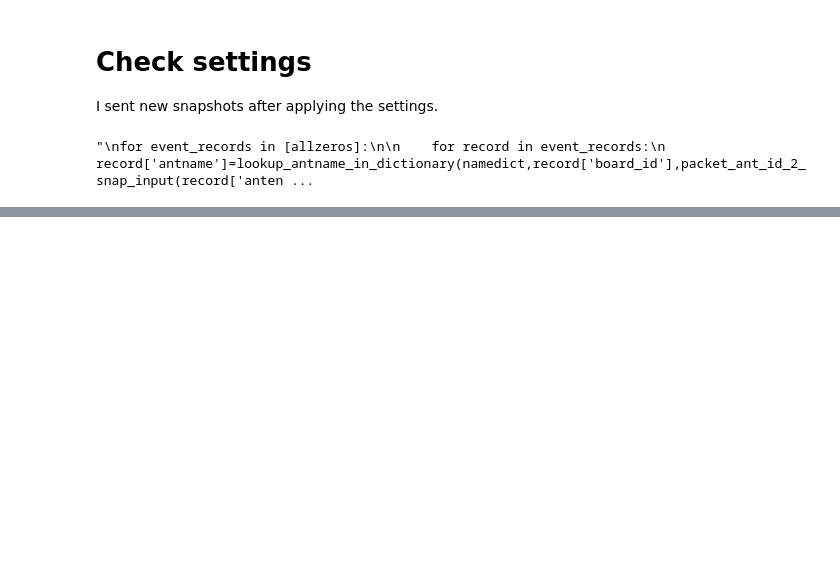
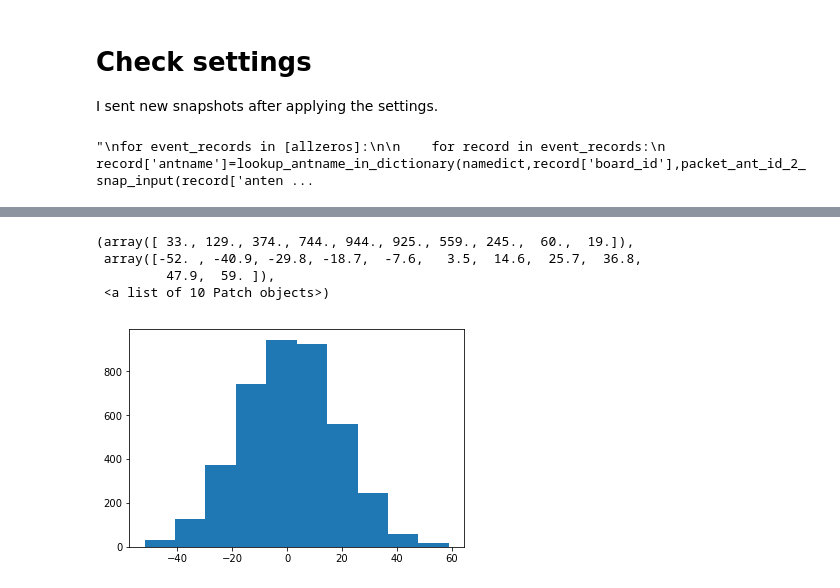
Before and after one commit to kathrynplant/lwa-cosmic-rays, a Jupyter notebook: check_antenna_status.ipynb, the cells around one changed output, grey strips where cells are left out. Drawn from its saved outputs; the diff is of its cells as text; code cells hidden in the pictures; blank space fills up the shorter version.

```diff
--- a/check_antenna_status.ipynb
+++ b/check_antenna_status.ipynb
@@ -349,0 +465,10 @@ for event_records in [allzeros]:
+# %%
+
+
+fname = '/data0/cosmic-ray-data/newdata/newdata1726177909.1280062.dat'
+fname = '/data0/cosmic-ray-data/newdata/newdata1726178074.1702573.dat'
+fname = '/data0/cosmic-ray-data/newdata/zzz1726182779.1125655.dat'
+
+records=parsefile(fname)
+for s in range(1,12):
+    print(s,len([r for r in records if r['board_id']==s]))
@@ -349,0 +487,10 @@ for event_records in [allzeros]:
+# %%
+snap05records=[r for r in records if r['board_id']==5]
+# %%
+plt.hist(snap05records[0]['data'])
+# %% [output]
+(array([ 33., 129., 374., 744., 944., 925., 559., 245.,  60.,  19.]),
+ array([-52. , -40.9, -29.8, -18.7,  -7.6,   3.5,  14.6,  25.7,  36.8,
+         47.9,  59. ]),
+ <a list of 10 Patch objects>)
+[figure, added]
```
Also changed, not shown: parts of 19 cells of this notebook.
